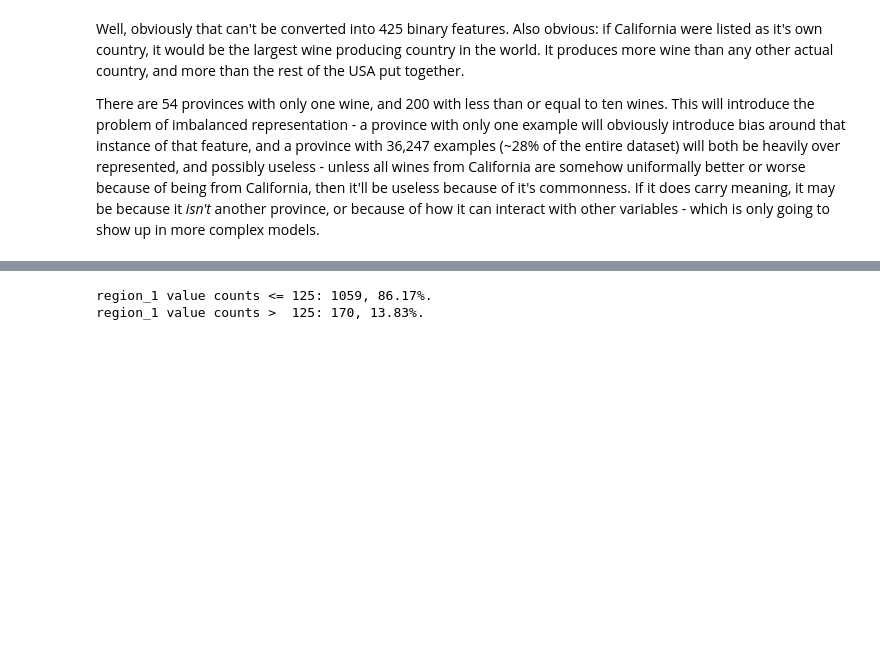
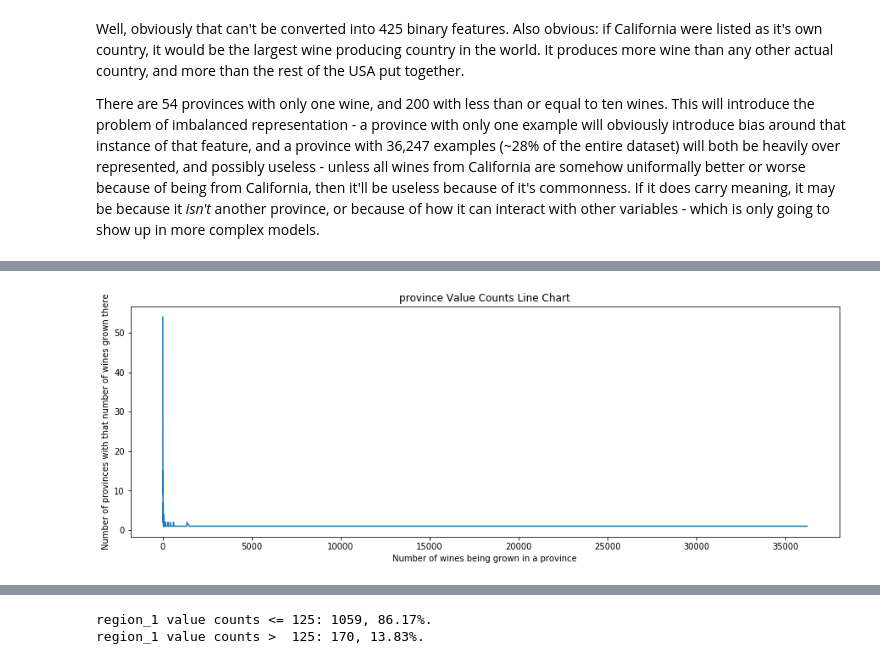
Before and after one commit to chorhatarahuduketuri/Wine-reviews, a Jupyter notebook: code/Wine Reviews EDA.ipynb, the cells around one changed output, grey strips where cells are left out. Saved outputs shown, nothing was run; the diff lists cells and outputs as text; code cells hidden in the pictures; blank space fills up the shorter version.

```diff
--- a/code/Wine Reviews EDA.ipynb
+++ b/code/Wine Reviews EDA.ipynb
@@ -417,0 +394,2 @@ Name: region_1, Length: 1229, dtype: int64
+# %%
+province_value_counts = feature_data.province.value_counts().value_counts().sort_index()
@@ -417,0 +419,7 @@ Name: region_1, Length: 1229, dtype: int64
+# %%
+ax_2 = province_value_counts.plot.line(title='province Value Counts Line Chart', figsize=(15,5));
+
+ax_2.set_xlabel('Number of wines being grown in a province');
+ax_2.set_ylabel('Number of provinces with that number of wines grown there');
+# %% [output]
+[figure, added]
```
Also changed, not shown: parts of 30 cells of this notebook.
